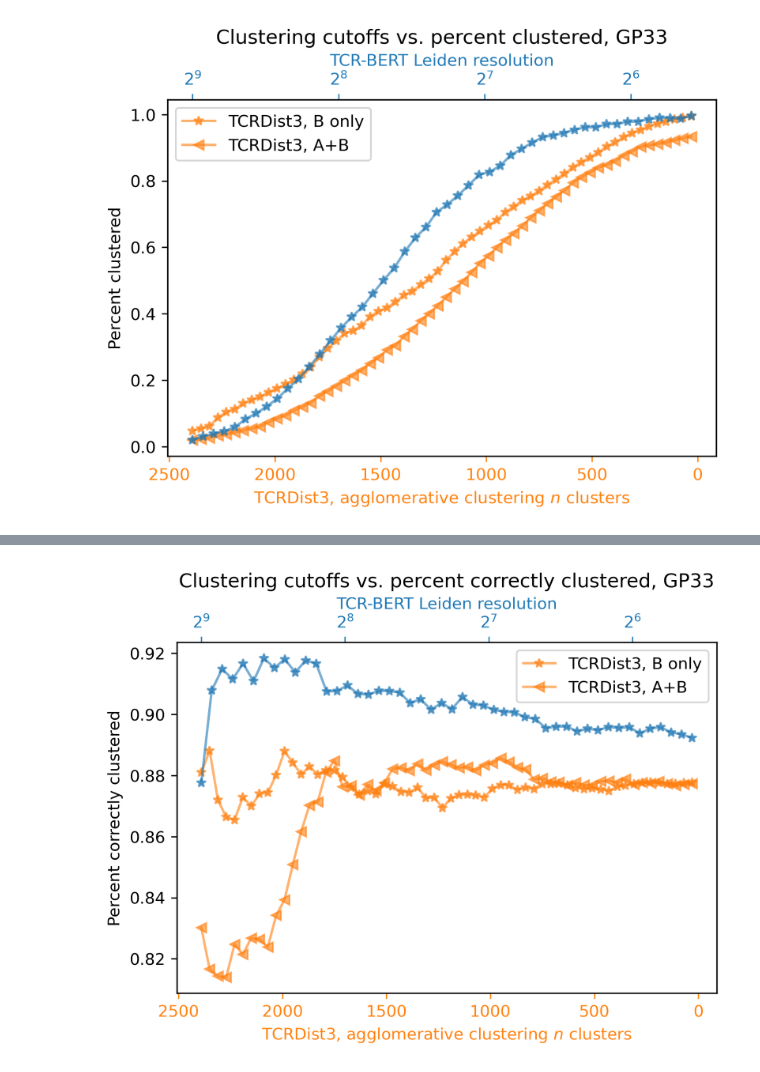
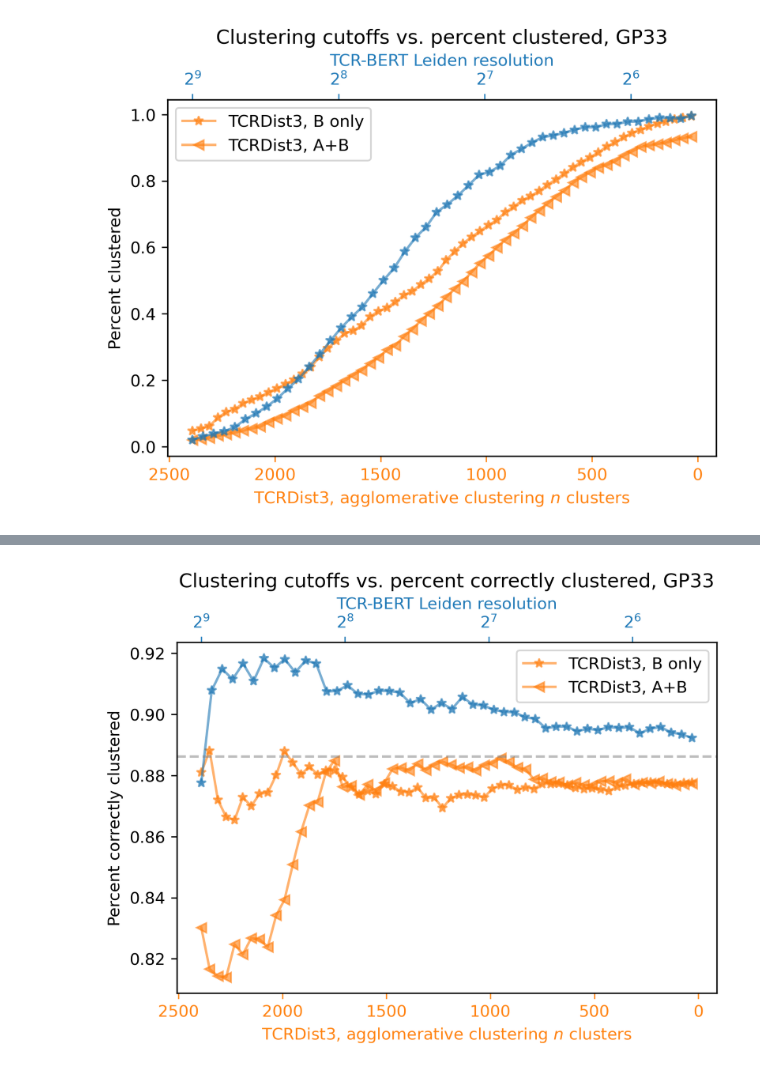
Before and after one commit to wukevin/tcr-bert, a Jupyter notebook: jupyter/transformers_lcmv_clustering.ipynb, the cells around one changed output, grey strips where cells are left out. Drawn from its saved outputs; the diff is of its cells as text; code cells hidden in the pictures.

```diff
--- a/jupyter/transformers_lcmv_clustering.ipynb
+++ b/jupyter/transformers_lcmv_clustering.ipynb
@@ -420,11 +421,12 @@ plot_utils.plot_perf_over_params(
 # %%
 importlib.reload(plot_utils)
 plot_utils.plot_perf_over_params(
     {"TCRDist3, B only": tcrdist3_cluster_perf, "TCRDist3, A+B": tcrdist3_dual_cluster_perf}, {"TCR-BERT": bert_clustering_perf_df}, 'perc_correct',
     bot_reverse=True,
     bot_label="TCRDist3, agglomerative clustering $n$ clusters",
     title="Clustering cutoffs vs. percent correctly clustered, GP33",
+    rand_line=1.0 - np.mean(list(lcmv_labels_sub_dict.values())),
     fname=os.path.join(PLOT_DIR, "lcmv_tcrdist3_vs_bert_perc_correct.pdf"),
 ).show()
 # %% [output]
-[figure, old version]
+[figure, new version]
```
Also changed, not shown: parts of 1 cell of this notebook, 2 other files.
